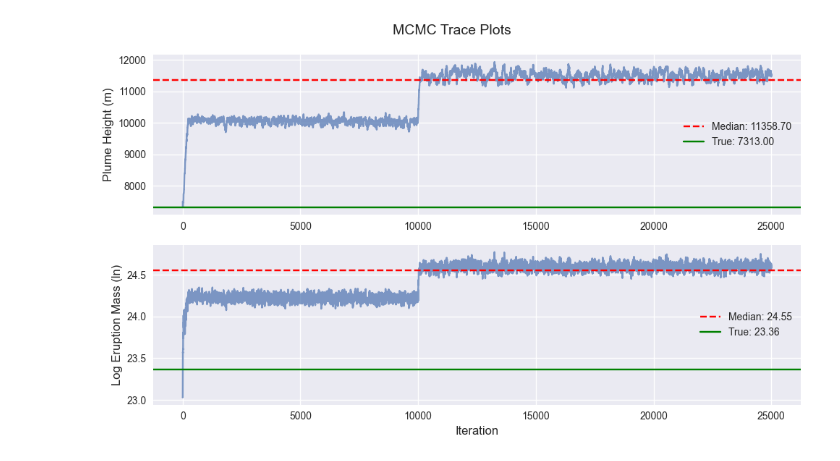
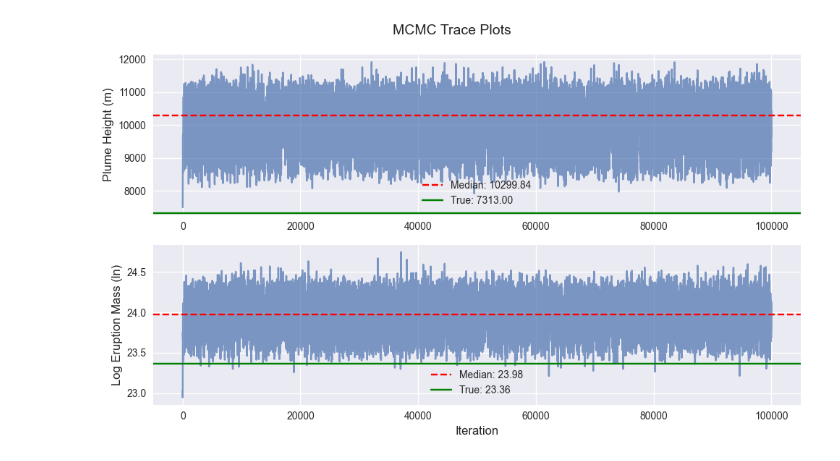
Before and after one commit to jimhcyang/tephra_inversion, a Jupyter notebook: example.ipynb, the cells around one changed output. Cells and saved outputs as stored; diff of their text form; code cells hidden in the pictures.

```diff
--- a/example.ipynb
+++ b/example.ipynb
@@ -101,8 +92,22 @@ Using whitespace separator for sites.csv
 63 rows × 4 columns
 # %%
 # ─────────────────────────────────────────────────────────────
-# Cell 4 – build a minimal config (plume_height & ln(mass) free)
+# Cell 4 – run the MCMC inversion
 # ─────────────────────────────────────────────────────────────
-esp_params = pd.read_csv("data/input/esp_input.csv")
-esp_params
+inv = TephraInversion(
+    vent_lat, vent_lon, vent_elev,
+    config={"mcmc": {
+        "n_iterations": 100000,
+        "n_burnin":     0,
+        # you can toggle load_observations/load_wind here if you like
+    }}
+)
+
+results = inv.run_inversion()
+
+burnin = inv.config["mcmc"]["n_burnin"]
+# Convert results chain → sample arrays
+samples = {}
+for param in results["chain"].columns:
+    samples[param] = results["chain"][param].values
 # %% [output]
@@ -146,53 +131,57 @@ burnin  = inv.config["mcmc"]["n_burnin"]
 # %%
-# Create a diagnostic plotter instance
+# ─────────────────────────────────────────────────────────────
+# Cell 5 – diagnostic plots with DiagnosticPlotter
+# ─────────────────────────────────────────────────────────────
+from scripts.visualization.diagnostic_plots import DiagnosticPlotter
+
+# 1) Instantiate the plotter with only the output directory
 plotter = DiagnosticPlotter(output_dir="data/output/plots")
 
-# Convert results chain to samples dictionary
-samples = {}
-for param in results["chain"].columns:
-    samples[param] = results["chain"][param].values
+# 2) Build the samples dict directly from results["chain"]
+samples = { col: results["chain"][col].values for col in results["chain"].columns }
 
-# 1. Plot trace plots for relevant parameters (those in true_values)
+# 3) Now call each method with (samples, burnin) as first two arguments:
+
+# Trace plots
 plotter.plot_trace(
     samples,
-    burnin=burnin,
-    title="MCMC Trace Plots",
-    save_path="data/output/plots/mcmc_trace.png"
+    burnin,
+    title     = "MCMC Trace Plots",
+    save_path = "data/output/plots/mcmc_trace.png"
 )
 
-# 2. Plot parameter posterior distributions with credible intervals and true values
+# Posterior distributions
 plotter.plot_parameter_distributions(
     samples,
-    burnin=burnin,
-    title="Parameter Posterior Distributions",
-    save_path="data/output/plots/parameter_distributions.png"
+    burnin,
+    title     = "Parameter Posterior Distributions",
+    save_path = "data/output/plots/parameter_distributions.png"
 )
 
-# 3. Plot parameter correlations matrix and joint distributions
+# Correlations / joint-posteriors
 plotter.plot_parameter_correlations(
     samples,
-    burnin=burnin,
-    title="Parameter Correlations",
-    save_path="data/output/plots/parameter_correlations.png"
+    burnin,
+    title     = "Parameter Correlations",
+    save_path = "data/output/plots/parameter_correlations.png"
 )
 
-# 4. Generate a summary table of the posterior
-summary = plotter.summarize_posterior(
+# Summarize to CSV
+summary_df = plotter.summarize_posterior(
     samples,
-    burnin=burnin,
-    save_path="data/output/plots/posterior_summary.csv"
+    burnin,
+    save_path = "data/output/plots/posterior_summary.csv"
 )
+print(summary_df)
 
-# Display the best parameter estimates along with true values
+# Best vs true
 print("\nBest Parameter Estimates vs. True Values:")
-for param in results["best_params"].index:
-    if param in plotter._get_relevant_parameters(samples):
-        true_val = plotter._get_true_value(param)
-        if true_val is not None:
-            print(f"{plotter._get_pretty_label(param)}:")
-            print(f"  Best: {results['best_params'][param]:.4f}")
-            print(f"  True: {true_val:.4f}")
+for param, best in results["best_params"].items():
+    true = plotter.true_values.get(param)
+    if true is not None:
+        label = plotter._get_pretty_label(param)
+        print(f"{label}: Best = {best:.4f}, True = {true:.4f}")
 # %% [output]
-[figure, old version]
+[figure, new version]
 Posterior Summary Statistics:
        Parameter          Mean        Median      CI_2.5%      CI_97.5%
```
Also changed, not shown: parts of 7 cells of this notebook, 2 other files.
